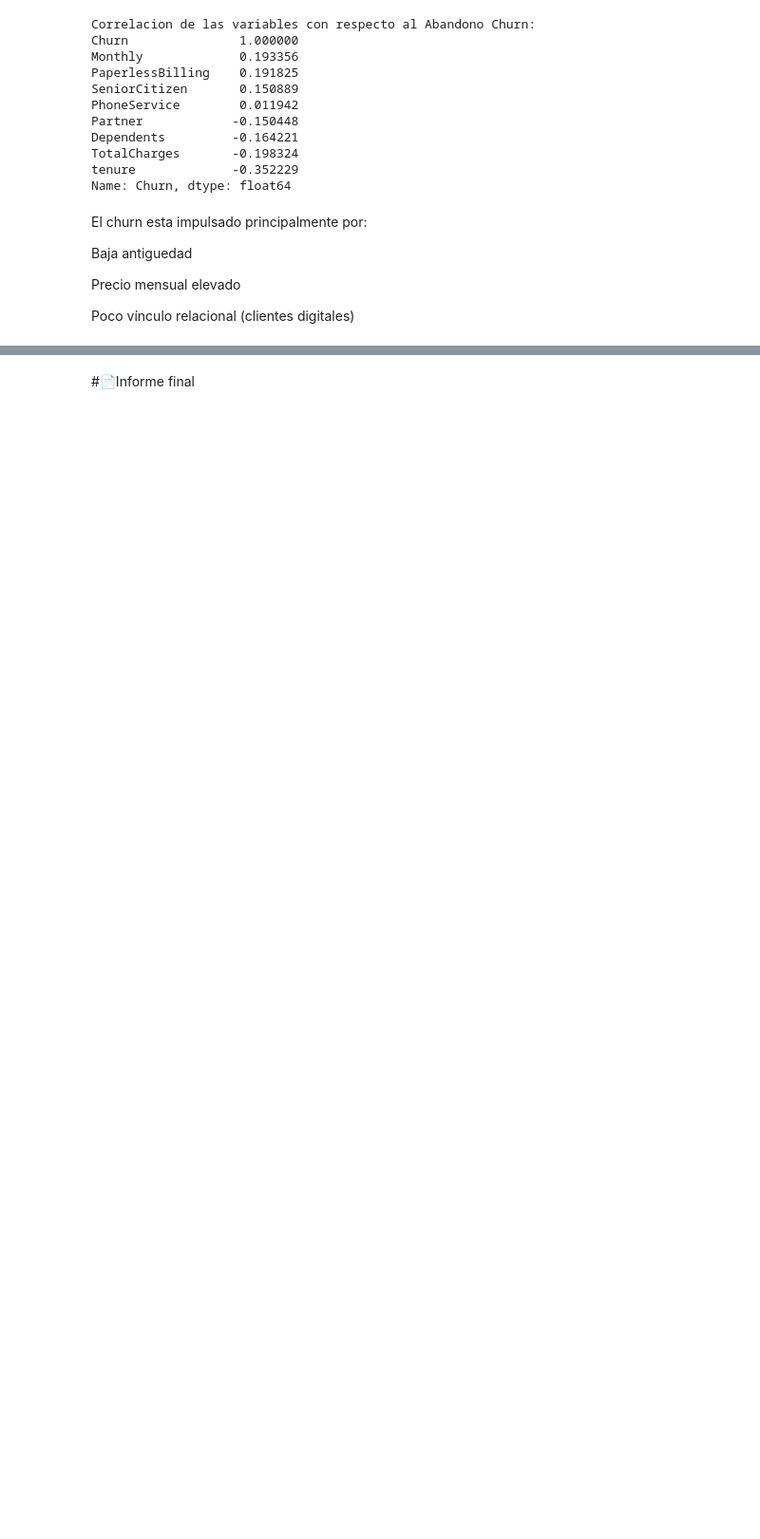
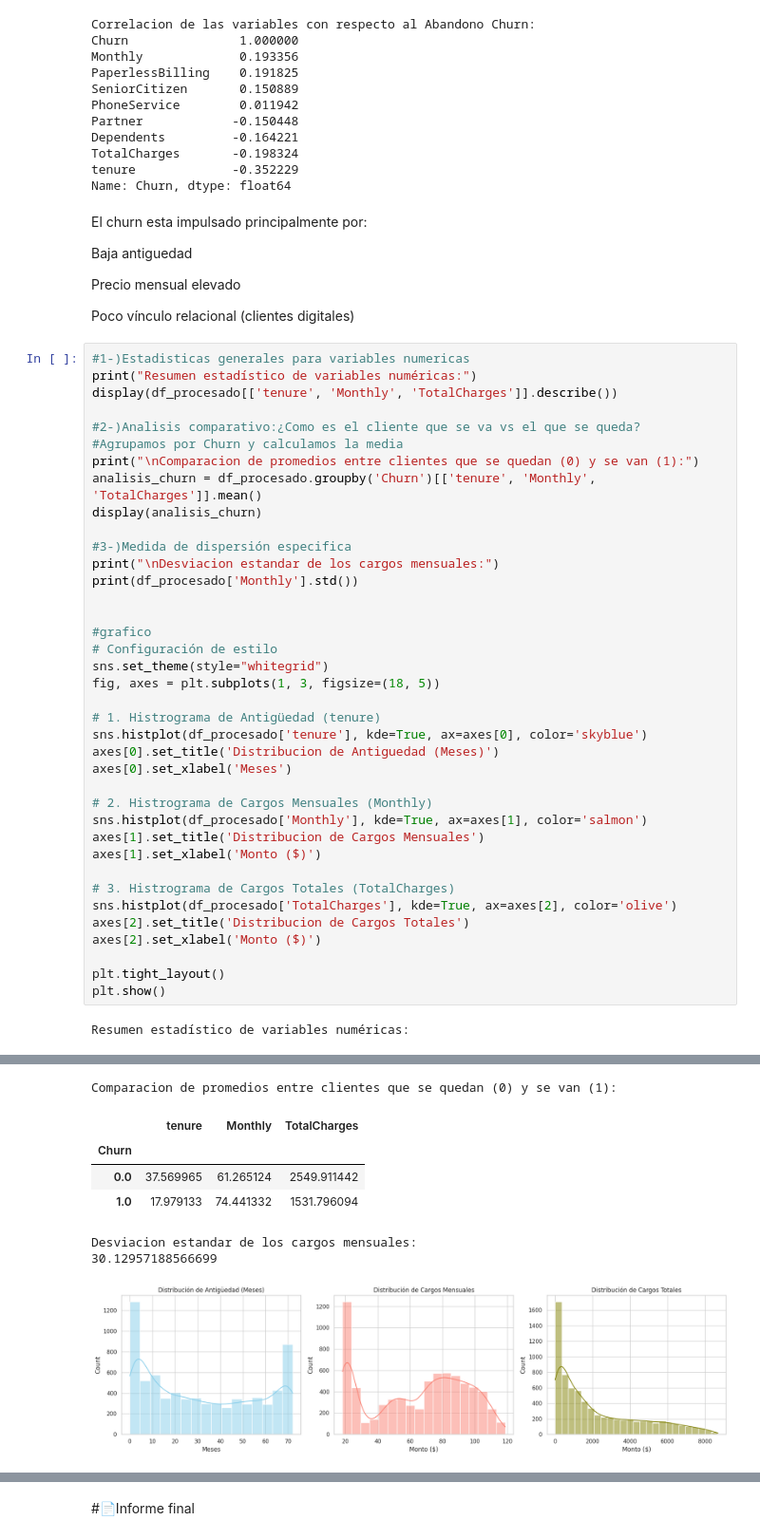
Before and after one commit to sebastianLB16/Challenge_ONE_Data_Science-Telecom_X, a Jupyter notebook: TelecomX_LATAM (2).ipynb, the cells around one changed output, grey strips where cells are left out. Shown at 95% size. Saved outputs shown, nothing was run; the diff lists cells and outputs as text; blank space fills up the shorter version.

Commit message:
se termino el analisis del data frame

```diff
--- a/TelecomX_LATAM (2).ipynb
+++ b/TelecomX_LATAM (2).ipynb
@@ -208,3 +208,43 @@ Baja antiguedad
 Precio mensual elevado
 
 Poco vínculo relacional (clientes digitales)
+# %%
+#1-)Estadisticas generales para variables numericas
+print("Resumen estadístico de variables numéricas:")
+display(df_procesado[['tenure', 'Monthly', 'TotalCharges']].describe())
+
+#2-)Analisis comparativo:¿Como es el cliente que se va vs el que se queda?
+#Agrupamos por Churn y calculamos la media
+print("\nComparacion de promedios entre clientes que se quedan (0) y se van (1):")
+analisis_churn = df_procesado.groupby('Churn')[['tenure', 'Monthly', 'TotalCharges']].mean()
+display(analisis_churn)
+
+#3-)Medida de dispersión especifica
+print("\nDesviacion estandar de los cargos mensuales:")
+print(df_procesado['Monthly'].std())
+
+
+#grafico
+# Configuración de estilo
+sns.set_theme(style="whitegrid")
+fig, axes = plt.subplots(1, 3, figsize=(18, 5))
+
+# 1. Histrograma de Antigüedad (tenure)
+sns.histplot(df_procesado['tenure'], kde=True, ax=axes[0], color='skyblue')
+axes[0].set_title('Distribucion de Antiguedad (Meses)')
+axes[0].set_xlabel('Meses')
+
+# 2. Histrograma de Cargos Mensuales (Monthly)
+sns.histplot(df_procesado['Monthly'], kde=True, ax=axes[1], color='salmon')
+axes[1].set_title('Distribucion de Cargos Mensuales')
+axes[1].set_xlabel('Monto ($)')
+
+# 3. Histrograma de Cargos Totales (TotalCharges)
+sns.histplot(df_procesado['TotalCharges'], kde=True, ax=axes[2], color='olive')
+axes[2].set_title('Distribucion de Cargos Totales')
+axes[2].set_xlabel('Monto ($)')
+
+plt.tight_layout()
+plt.show()
+# %% [output]
+Resumen estadístico de variables numéricas:
@@ -210,0 +260,8 @@ Poco vínculo relacional (clientes digitales)
+Comparacion de promedios entre clientes que se quedan (0) y se van (1):
+|  | tenure | Monthly | TotalCharges |
+| Churn |  |  |  |
+| 0.0 | 37.569965 | 61.265124 | 2549.911442 |
+| 1.0 | 17.979133 | 74.441332 | 1531.796094 |
+Desviacion estandar de los cargos mensuales:
+30.12957188566699
+[figure, added]
```
Also changed, not shown: parts of 5 cells of this notebook.
